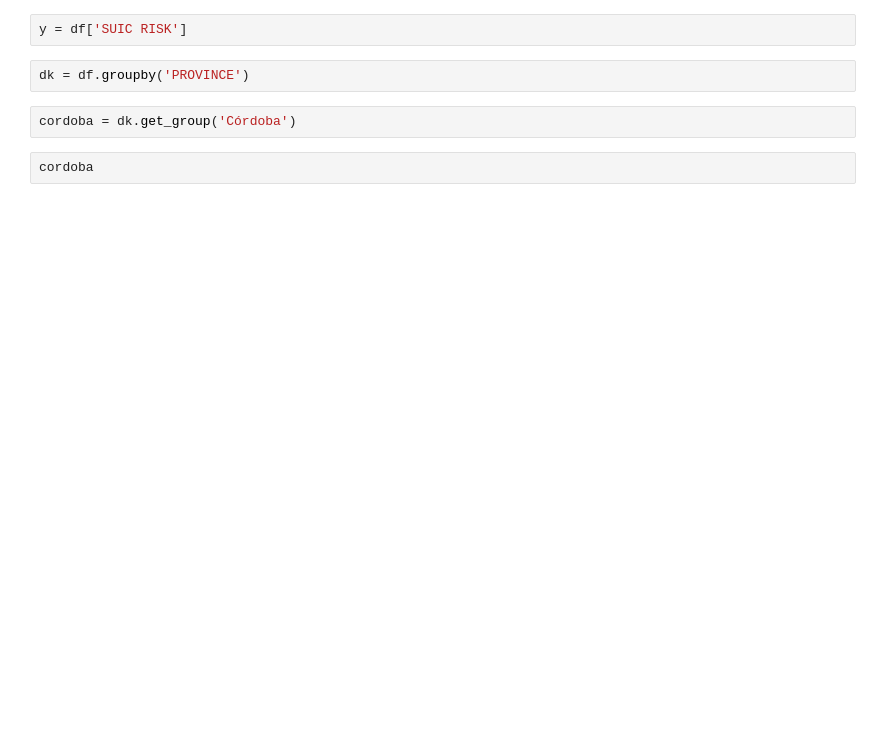
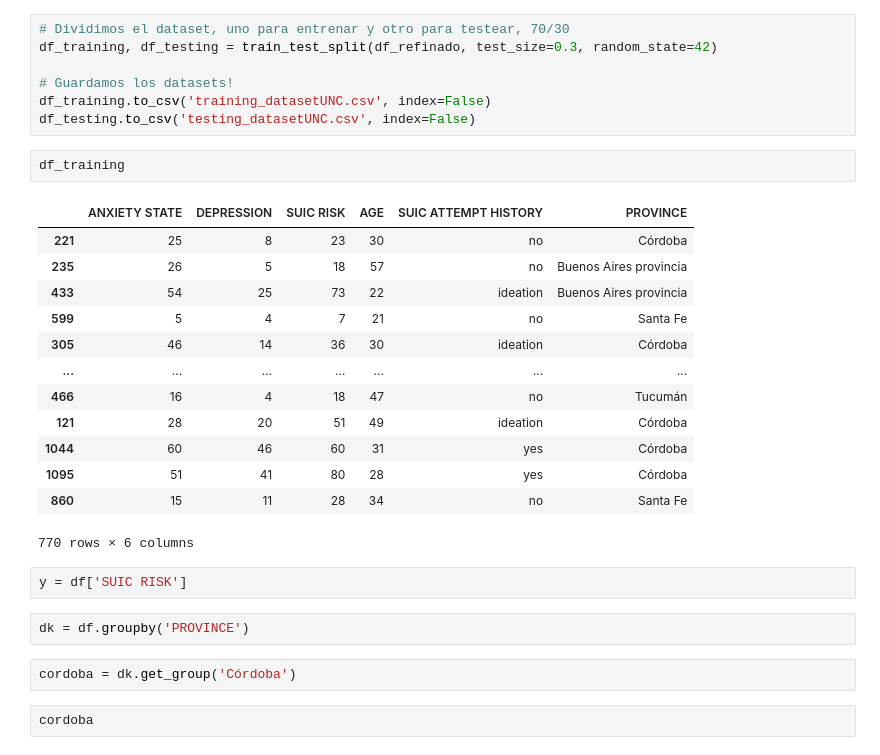
Before and after one commit to LabSWPP12023S2G2/TPInicial, a Jupyter notebook: datarefUNC.ipynb, the cells around one changed output. Saved outputs shown, nothing was run; the diff lists cells and outputs as text; blank space fills up the shorter version.

```diff
--- a/datarefUNC.ipynb
+++ b/datarefUNC.ipynb
@@ -19,3 +46,26 @@ df = df.dropna(axis=0)
+# %%
+# Dividimos el dataset, uno para entrenar y otro para testear, 70/30
+df_training, df_testing = train_test_split(df_refinado, test_size=0.3, random_state=42)
+
+# Guardamos los datasets!
+df_training.to_csv('training_datasetUNC.csv', index=False)
+df_testing.to_csv('testing_datasetUNC.csv', index=False)
+# %%
+df_training
+# %% [output]
+|  | ANXIETY STATE | DEPRESSION | SUIC RISK | AGE | SUIC ATTEMPT HISTORY | PROVINCE |
+| 221 | 25 | 8 | 23 | 30 | no | Córdoba |
+| 235 | 26 | 5 | 18 | 57 | no | Buenos Aires provincia |
+| 433 | 54 | 25 | 73 | 22 | ideation | Buenos Aires provincia |
+| 599 | 5 | 4 | 7 | 21 | no | Santa Fe |
+| 305 | 46 | 14 | 36 | 30 | ideation | Córdoba |
+| ... | ... | ... | ... | ... | ... | ... |
+| 466 | 16 | 4 | 18 | 47 | no | Tucumán |
+| 121 | 28 | 20 | 51 | 49 | ideation | Córdoba |
+| 1044 | 60 | 46 | 60 | 31 | yes | Córdoba |
+| 1095 | 51 | 41 | 80 | 28 | yes | Córdoba |
+| 860 | 15 | 11 | 28 | 34 | no | Santa Fe |
+770 rows × 6 columns
 # %%
 y = df['SUIC RISK']
 # %%
```
Also changed, not shown: parts of 9 cells of this notebook.
